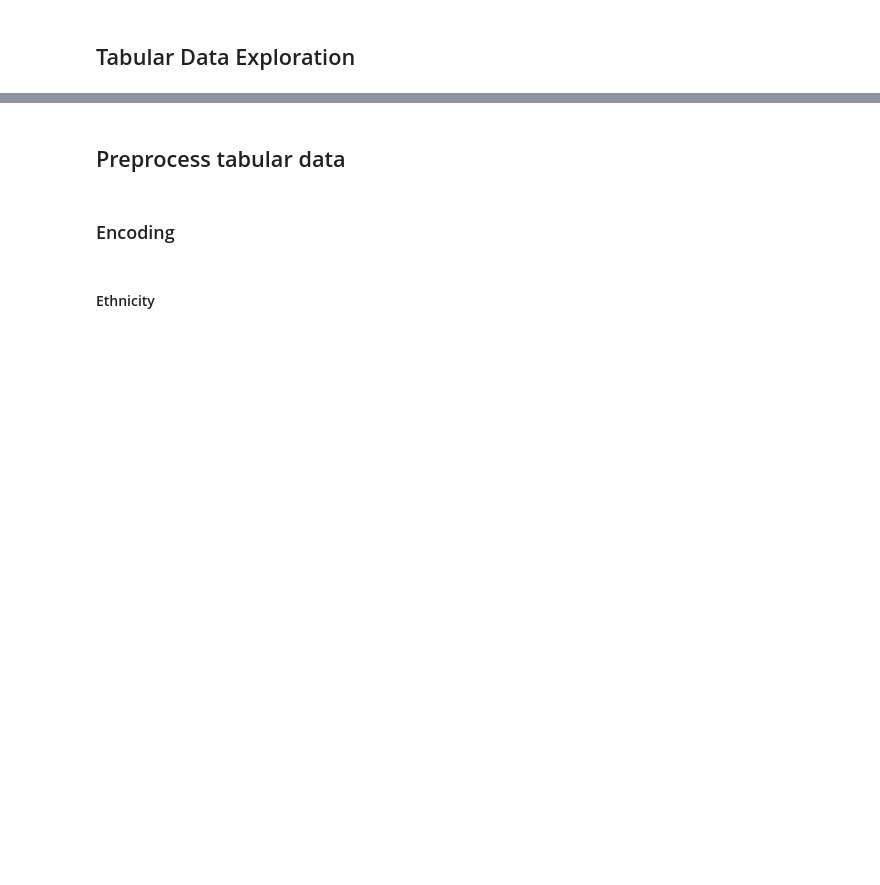
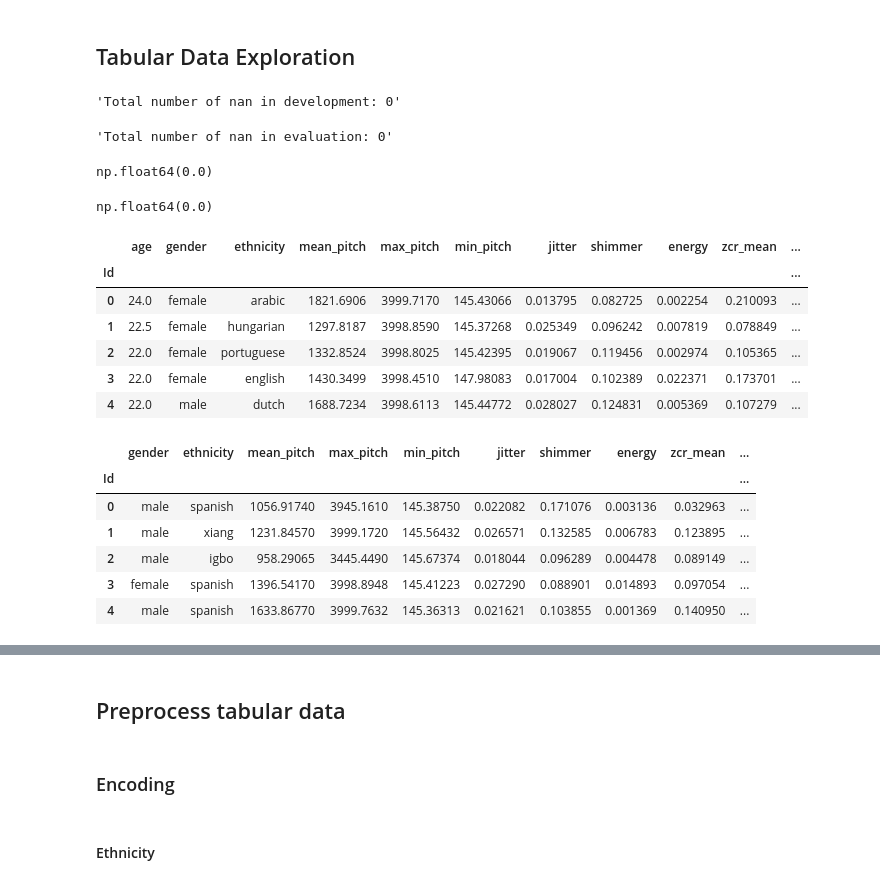
Before and after one commit to OTOTOTO02/Data-Science-Lab-process-and-methods-2024-25-WInter-Assignment, a Jupyter notebook: main.ipynb, the cells around one changed output, grey strips where cells are left out. Drawn from its saved outputs; the diff is of its cells as text; code cells hidden in the pictures; blank space fills up the shorter version.

```diff
--- a/main.ipynb
+++ b/main.ipynb
@@ -86,29 +92,48 @@ print(audio_eval[:5])
 # %%
 # display(dev_original_df.head())
 
 display(f"Total number of nan in development: {dev_original_df.isna().sum().sum()}")
 display(f"Total number of nan in evaluation: {eval_original_df.isna().sum().sum()}")
 
 desc_dev_df = dev_original_df.describe()
 desc_eval_df = eval_original_df.describe()
 
 sampling_rate = dev_original_df['sampling_rate'].iloc[0]
 
-# display(desc_dev_df.loc['std', 'sampling_rate'])
-# display(desc_eval_df.loc['std', 'sampling_rate'])
+display(desc_dev_df.loc['std', 'sampling_rate'])
+display(desc_eval_df.loc['std', 'sampling_rate'])
 
 dev_df = dev_original_df.drop('sampling_rate', axis=1)
 eval_df = eval_original_df.drop('sampling_rate', axis=1)
 
 ages_df = dev_df[['age']]
 path_dev_df = dev_df[['path']]
 path_eval_df = eval_df[['path']]
 
 dev_df = dev_df.drop(['path'], axis=1)
 eval_df = eval_df.drop('path', axis=1)
 
 display(dev_df.head())
 display(eval_df.head())
+# %% [output]
+'Total number of nan in development: 0'
+'Total number of nan in evaluation: 0'
+np.float64(0.0)
+np.float64(0.0)
+|  | age | gender | ethnicity | mean_pitch | max_pitch | min_pitch | jitter | shimmer | energy | zcr_mean | ... |
+| Id |  |  |  |  |  |  |  |  |  |  | ... |
+| 0 | 24.0 | female | arabic | 1821.6906 | 3999.7170 | 145.43066 | 0.013795 | 0.082725 | 0.002254 | 0.210093 | ... |
+| 1 | 22.5 | female | hungarian | 1297.8187 | 3998.8590 | 145.37268 | 0.025349 | 0.096242 | 0.007819 | 0.078849 | ... |
+| 2 | 22.0 | female | portuguese | 1332.8524 | 3998.8025 | 145.42395 | 0.019067 | 0.119456 | 0.002974 | 0.105365 | ... |
+| 3 | 22.0 | female | english | 1430.3499 | 3998.4510 | 147.98083 | 0.017004 | 0.102389 | 0.022371 | 0.173701 | ... |
+| 4 | 22.0 | male | dutch | 1688.7234 | 3998.6113 | 145.44772 | 0.028027 | 0.124831 | 0.005369 | 0.107279 | ... |
+|  | gender | ethnicity | mean_pitch | max_pitch | min_pitch | jitter | shimmer | energy | zcr_mean | ... |
+| Id |  |  |  |  |  |  |  |  |  | ... |
+| 0 | male | spanish | 1056.91740 | 3945.1610 | 145.38750 | 0.022082 | 0.171076 | 0.003136 | 0.032963 | ... |
+| 1 | male | xiang | 1231.84570 | 3999.1720 | 145.56432 | 0.026571 | 0.132585 | 0.006783 | 0.123895 | ... |
+| 2 | male | igbo | 958.29065 | 3445.4490 | 145.67374 | 0.018044 | 0.096289 | 0.004478 | 0.089149 | ... |
+| 3 | female | spanish | 1396.54170 | 3998.8948 | 145.41223 | 0.027290 | 0.088901 | 0.014893 | 0.097054 | ... |
+| 4 | male | spanish | 1633.86770 | 3999.7632 | 145.36313 | 0.021621 | 0.103855 | 0.001369 | 0.140950 | ... |
 # %%
 temp = dev_df['num_words'].value_counts()
 display(temp)
```
Also changed, not shown: parts of 28 cells of this notebook, 1 other file.
